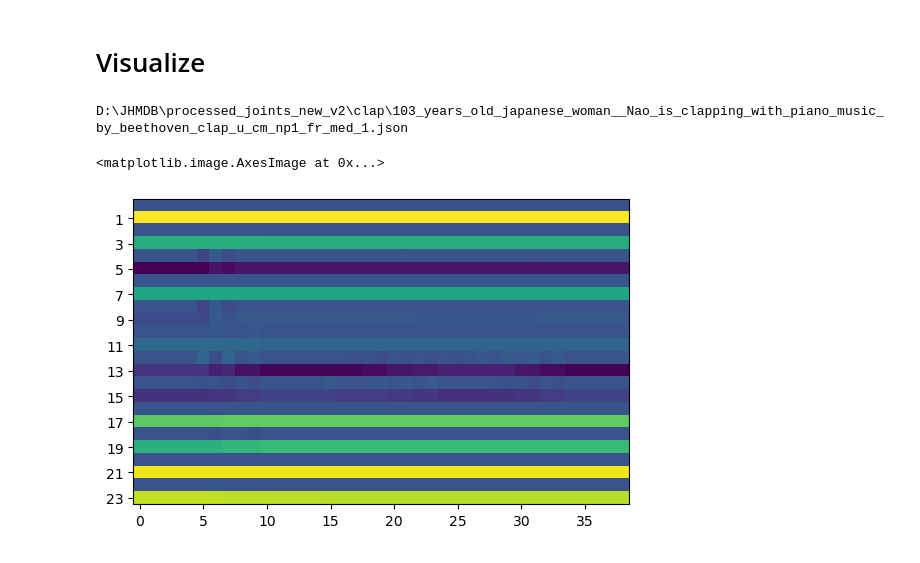
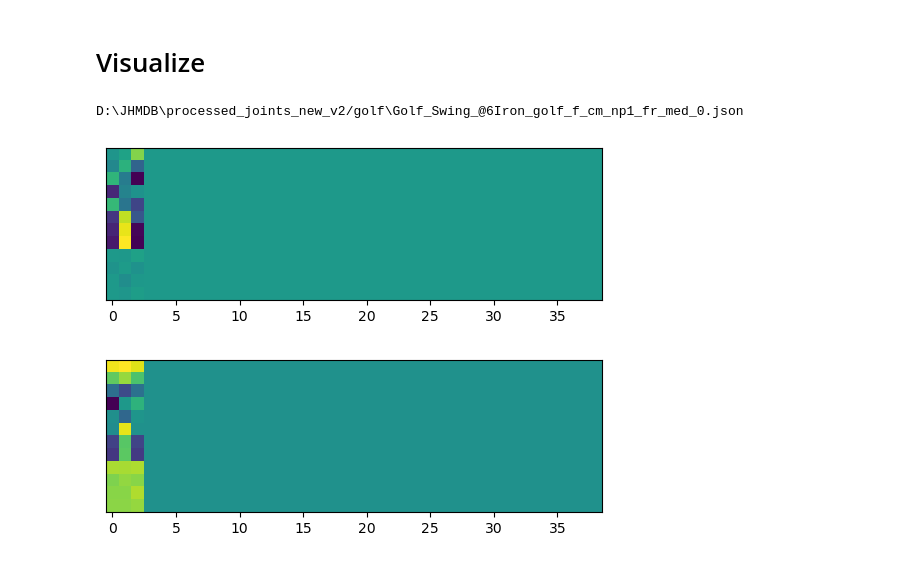
Before and after one commit to NickFleece/Thesis, a Jupyter notebook: skeleton-action-recognition/jhmdb/preprocessing.ipynb, the cells around one changed output. Cells and saved outputs as stored; diff of their text form; code cells hidden in the pictures.

```diff
--- a/skeleton-action-recognition/jhmdb/preprocessing.ipynb
+++ b/skeleton-action-recognition/jhmdb/preprocessing.ipynb
@@ -73,8 +73,8 @@ for c in CLASSES:
 
     print(c)
 
-    if not os.path.exists(f"{DRIVE_DIR}/processed_joints_new_v3/{c}"):
-        os.mkdir(f"{DRIVE_DIR}/processed_joints_new_v3/{c}")
+    if not os.path.exists(f"{DRIVE_DIR}/processed_joints_new_v2/{c}"):
+        os.mkdir(f"{DRIVE_DIR}/processed_joints_new_v2/{c}")
 
     for i in tqdm(os.listdir(f"{JOINT_POSITION_FOLDER}/{c}")):
 
@@ -120,7 +120,7 @@ for c in CLASSES:
                 bone_unit_vector_1 = bone_vector_1 / np.linalg.norm(bone_vector_1)
                 bone_unit_vector_2 = bone_vector_2 / np.linalg.norm(bone_vector_2)
 
-                bone_angle = math.degrees(math.atan2(bone_unit_vector_1[1], bone_unit_vector_1[0]) - math.atan2(bone_unit_vector_2[1], bone_unit_vector_2[0])) / 360
+                bone_angle = math.degrees(math.atan2(bone_unit_vector_1[1], bone_unit_vector_1[0]) - math.atan2(bone_unit_vector_2[1], bone_unit_vector_2[0]))
 
                 one_frame_bone_angles.append(bone_angle)
 
@@ -177,7 +177,7 @@ for c in CLASSES:
         # print(channel_first_data[0][0])
         # plt.imshow(bone_angle_changes[0,0])
 
-        with open(f"{DRIVE_DIR}/processed_joints_new_v3/{c}/{i}.json", 'w') as f:
+        with open(f"{DRIVE_DIR}/processed_joints_new_v2/{c}/{i}.json", 'w') as f:
             json.dump(bone_angle_changes, f)
 # %% [output]
 clap
@@ -198,17 +198,25 @@ stand
 # %%
 path = r'D:\JHMDB\processed_joints_new_v2'
 
-annotations = glob.glob(f"{path}/*/*.json")
-a = annotations[11]
-print(a)
+annotations = glob.glob(f"{path}/golf/*.json")
+for a in annotations:
+    print(a)
 
-with open(a) as f:
-    j = json.load(f)
+    with open(a) as f:
+        j = json.load(f)
 
-plt.figure()
-plt.yticks(ticks=np.arange(1,26,2))
-plt.imshow(np.asarray(j[0]))
+    plt.figure()
+    plt.yticks(ticks=[])
+    plt.imshow(np.asarray(j[1])[::2])
+    plt.show()
+
+    plt.figure()
+    plt.yticks(ticks=[])
+    plt.imshow(np.asarray(j[1])[1::2])
+    plt.show()
+
+    break
 # %% [output]
-D:\JHMDB\processed_joints_new_v2\clap\103_years_old_japanese_woman__Nao_is_clapping_with_piano_music_by_beethoven_clap_u_cm_np1_fr_med_1.json
+D:\JHMDB\processed_joints_new_v2/golf\Golf_Swing_@6Iron_golf_f_cm_np1_fr_med_0.json
-<matplotlib.image.AxesImage at 0x...>
-[figure, old version]
+[figure, new version]
+[figure, added]
```
Also changed, not shown: parts of 1 cell of this notebook, 3 other files.
